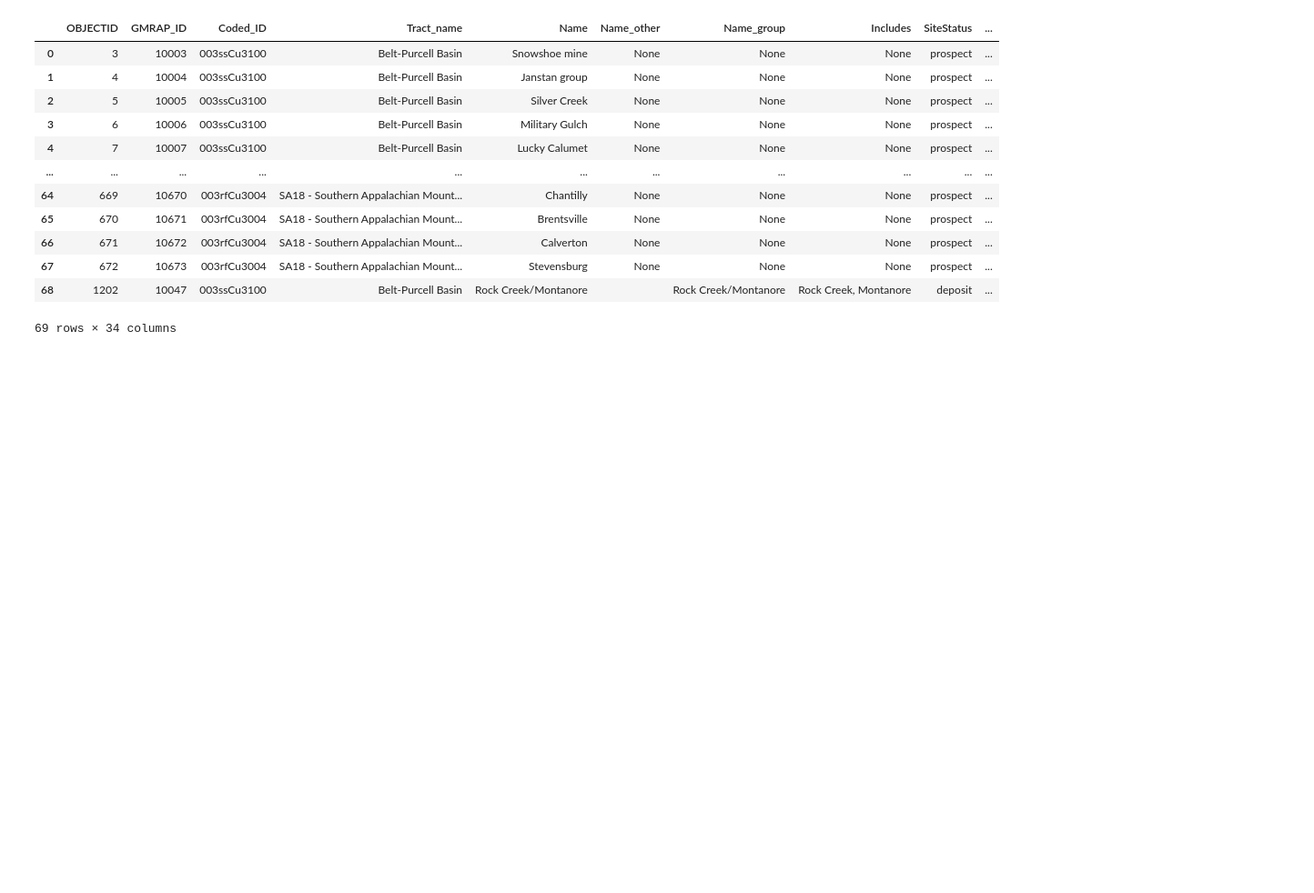
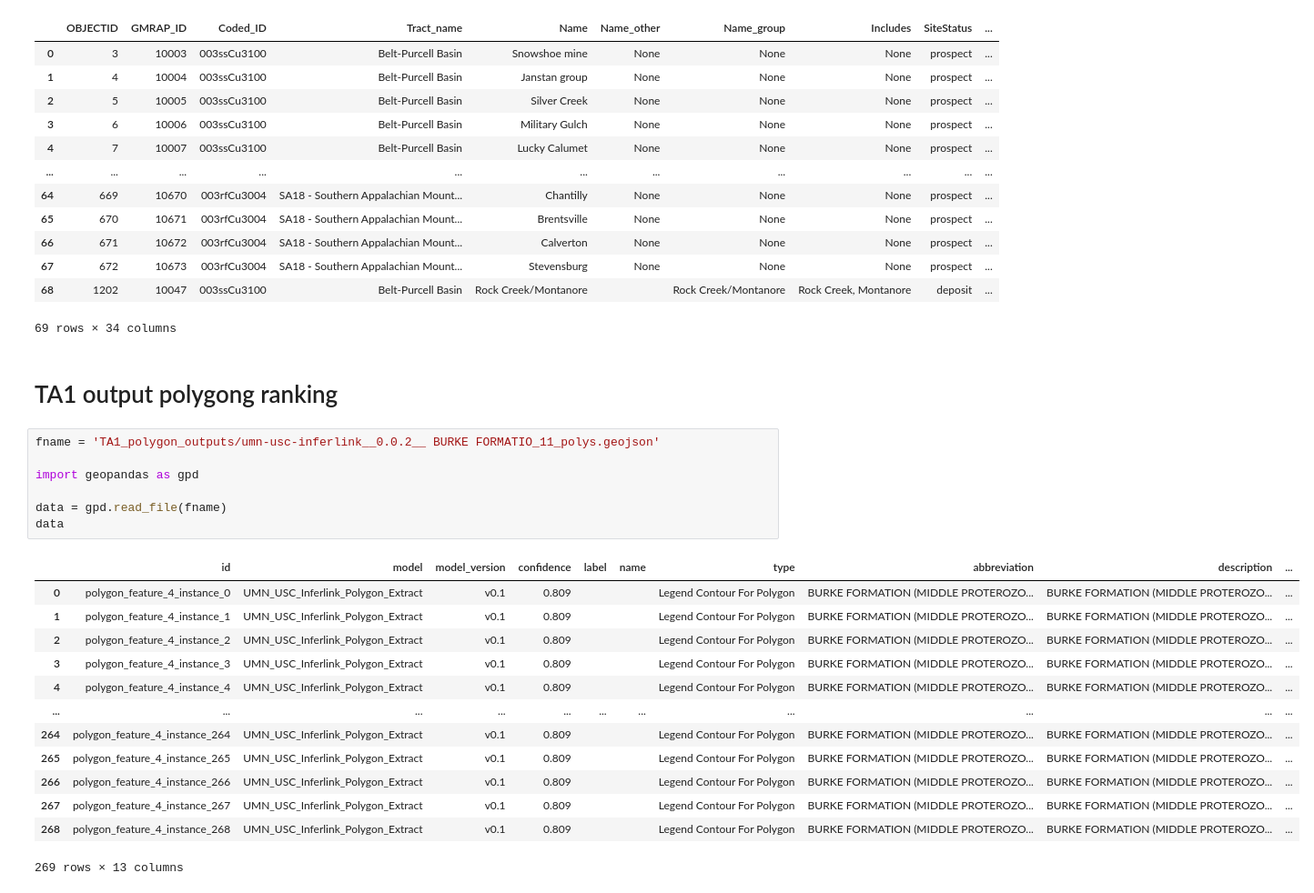
Before and after one commit to DARPA-CRITICALMAAS/sri-ta2-mappable-criteria, a Jupyter notebook: polygon_ranking/notebooks/extract_data.ipynb, the cells around one changed output. Shown at 91% size. Saved outputs shown, nothing was run; the diff lists cells and outputs as text; blank space fills up the shorter version.

```diff
--- a/polygon_ranking/extract_data.ipynb
+++ b/polygon_ranking/notebooks/extract_data.ipynb
@@ -691,3 +691,26 @@ label_1e
 | 67 | 672 | 10673 | 003rfCu3004 | SA18 - Southern Appalachian Mount... | Stevensburg | None | None | None | prospect | ... |
 | 68 | 1202 | 10047 | 003ssCu3100 | Belt-Purcell Basin | Rock Creek/Montanore |  | Rock Creek/Montanore | Rock Creek, Montanore | deposit | ... |
 69 rows × 34 columns
+# %% [markdown]
+# TA1 output polygong ranking
+# %%
+fname = 'TA1_polygon_outputs/umn-usc-inferlink__0.0.2__ BURKE FORMATIO_11_polys.geojson'
+
+import geopandas as gpd
+
+data = gpd.read_file(fname)
+data
+# %% [output]
+|  | id | model | model_version | confidence | label | name | type | abbreviation | description | ... |
+| 0 | polygon_feature_4_instance_0 | UMN_USC_Inferlink_Polygon_Extract | v0.1 | 0.809 |  |  | Legend Contour For Polygon | BURKE FORMATION (MIDDLE PROTEROZO... | BURKE FORMATION (MIDDLE PROTEROZO... | ... |
+| 1 | polygon_feature_4_instance_1 | UMN_USC_Inferlink_Polygon_Extract | v0.1 | 0.809 |  |  | Legend Contour For Polygon | BURKE FORMATION (MIDDLE PROTEROZO... | BURKE FORMATION (MIDDLE PROTEROZO... | ... |
+| 2 | polygon_feature_4_instance_2 | UMN_USC_Inferlink_Polygon_Extract | v0.1 | 0.809 |  |  | Legend Contour For Polygon | BURKE FORMATION (MIDDLE PROTEROZO... | BURKE FORMATION (MIDDLE PROTEROZO... | ... |
+| 3 | polygon_feature_4_instance_3 | UMN_USC_Inferlink_Polygon_Extract | v0.1 | 0.809 |  |  | Legend Contour For Polygon | BURKE FORMATION (MIDDLE PROTEROZO... | BURKE FORMATION (MIDDLE PROTEROZO... | ... |
+| 4 | polygon_feature_4_instance_4 | UMN_USC_Inferlink_Polygon_Extract | v0.1 | 0.809 |  |  | Legend Contour For Polygon | BURKE FORMATION (MIDDLE PROTEROZO... | BURKE FORMATION (MIDDLE PROTEROZO... | ... |
+| ... | ... | ... | ... | ... | ... | ... | ... | ... | ... | ... |
+| 264 | polygon_feature_4_instance_264 | UMN_USC_Inferlink_Polygon_Extract | v0.1 | 0.809 |  |  | Legend Contour For Polygon | BURKE FORMATION (MIDDLE PROTEROZO... | BURKE FORMATION (MIDDLE PROTEROZO... | ... |
+| 265 | polygon_feature_4_instance_265 | UMN_USC_Inferlink_Polygon_Extract | v0.1 | 0.809 |  |  | Legend Contour For Polygon | BURKE FORMATION (MIDDLE PROTEROZO... | BURKE FORMATION (MIDDLE PROTEROZO... | ... |
+| 266 | polygon_feature_4_instance_266 | UMN_USC_Inferlink_Polygon_Extract | v0.1 | 0.809 |  |  | Legend Contour For Polygon | BURKE FORMATION (MIDDLE PROTEROZO... | BURKE FORMATION (MIDDLE PROTEROZO... | ... |
+| 267 | polygon_feature_4_instance_267 | UMN_USC_Inferlink_Polygon_Extract | v0.1 | 0.809 |  |  | Legend Contour For Polygon | BURKE FORMATION (MIDDLE PROTEROZO... | BURKE FORMATION (MIDDLE PROTEROZO... | ... |
+| 268 | polygon_feature_4_instance_268 | UMN_USC_Inferlink_Polygon_Extract | v0.1 | 0.809 |  |  | Legend Contour For Polygon | BURKE FORMATION (MIDDLE PROTEROZO... | BURKE FORMATION (MIDDLE PROTEROZO... | ... |
+269 rows × 13 columns
```
Also changed, not shown: parts of 15 cells of this notebook, 1 other file.
